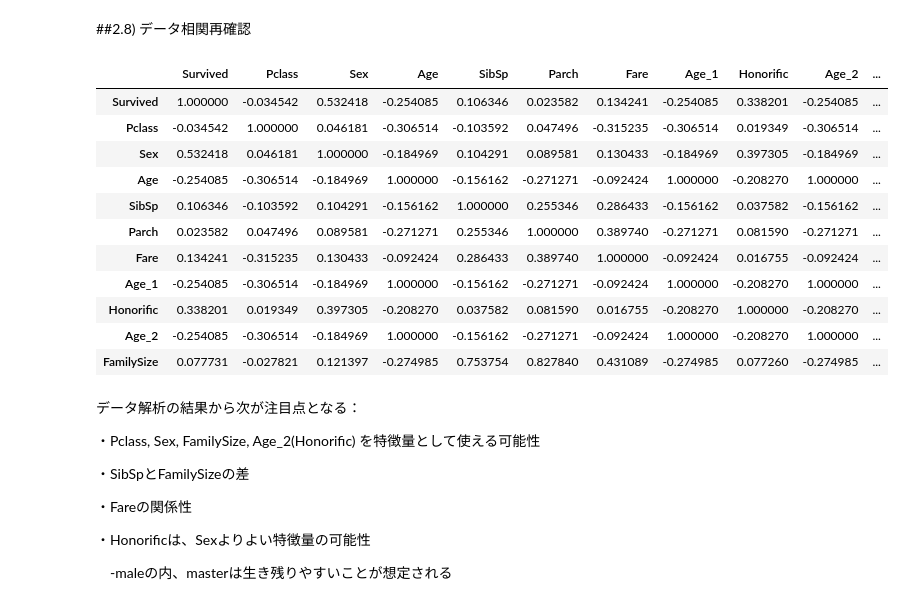
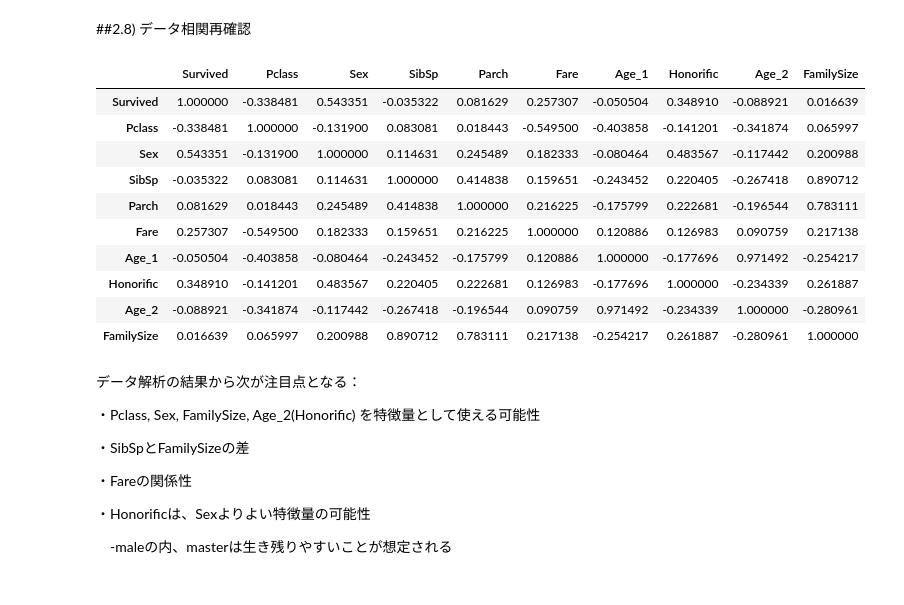
Before and after one commit to motoJapan/kaggle_titanic, a Jupyter notebook: src/kernel.ipynb, the cells around one changed output. Saved outputs shown, nothing was run; the diff lists cells and outputs as text; code cells hidden in the pictures.

```diff
--- a/src/kernel.ipynb
+++ b/src/kernel.ipynb
@@ -457,23 +457,23 @@ Age_2は、Age_1のような尖ったピークが起きにくくなっており
 # %% [markdown]
 ##2.8) データ相関再確認
 # %%
-df_train_dropna = df_train.dropna()
+df_train_dropna = df_train.copy()
 df_train_dropna = df_train_dropna.drop('Cabin', axis = 1)
 df_train_dropna = df_train_dropna.drop('PassengerId', axis = 1)
+df_train_dropna = df_train_dropna.drop('Age', axis = 1)
 df_train_dropna.corr()
 # %% [output]
-|  | Survived | Pclass | Sex | Age | SibSp | Parch | Fare | Age_1 | Honorific | Age_2 | ... |
-| Survived | 1.000000 | -0.034542 | 0.532418 | -0.254085 | 0.106346 | 0.023582 | 0.134241 | -0.254085 | 0.338201 | -0.254085 | ... |
-| Pclass | -0.034542 | 1.000000 | 0.046181 | -0.306514 | -0.103592 | 0.047496 | -0.315235 | -0.306514 | 0.019349 | -0.306514 | ... |
-| Sex | 0.532418 | 0.046181 | 1.000000 | -0.184969 | 0.104291 | 0.089581 | 0.130433 | -0.184969 | 0.397305 | -0.184969 | ... |
-| Age | -0.254085 | -0.306514 | -0.184969 | 1.000000 | -0.156162 | -0.271271 | -0.092424 | 1.000000 | -0.208270 | 1.000000 | ... |
-| SibSp | 0.106346 | -0.103592 | 0.104291 | -0.156162 | 1.000000 | 0.255346 | 0.286433 | -0.156162 | 0.037582 | -0.156162 | ... |
-| Parch | 0.023582 | 0.047496 | 0.089581 | -0.271271 | 0.255346 | 1.000000 | 0.389740 | -0.271271 | 0.081590 | -0.271271 | ... |
-| Fare | 0.134241 | -0.315235 | 0.130433 | -0.092424 | 0.286433 | 0.389740 | 1.000000 | -0.092424 | 0.016755 | -0.092424 | ... |
-| Age_1 | -0.254085 | -0.306514 | -0.184969 | 1.000000 | -0.156162 | -0.271271 | -0.092424 | 1.000000 | -0.208270 | 1.000000 | ... |
-| Honorific | 0.338201 | 0.019349 | 0.397305 | -0.208270 | 0.037582 | 0.081590 | 0.016755 | -0.208270 | 1.000000 | -0.208270 | ... |
-| Age_2 | -0.254085 | -0.306514 | -0.184969 | 1.000000 | -0.156162 | -0.271271 | -0.092424 | 1.000000 | -0.208270 | 1.000000 | ... |
-| FamilySize | 0.077731 | -0.027821 | 0.121397 | -0.274985 | 0.753754 | 0.827840 | 0.431089 | -0.274985 | 0.077260 | -0.274985 | ... |
+|  | Survived | Pclass | Sex | SibSp | Parch | Fare | Age_1 | Honorific | Age_2 | FamilySize |
+| Survived | 1.000000 | -0.338481 | 0.543351 | -0.035322 | 0.081629 | 0.257307 | -0.050504 | 0.348910 | -0.088921 | 0.016639 |
+| Pclass | -0.338481 | 1.000000 | -0.131900 | 0.083081 | 0.018443 | -0.549500 | -0.403858 | -0.141201 | -0.341874 | 0.065997 |
+| Sex | 0.543351 | -0.131900 | 1.000000 | 0.114631 | 0.245489 | 0.182333 | -0.080464 | 0.483567 | -0.117442 | 0.200988 |
+| SibSp | -0.035322 | 0.083081 | 0.114631 | 1.000000 | 0.414838 | 0.159651 | -0.243452 | 0.220405 | -0.267418 | 0.890712 |
+| Parch | 0.081629 | 0.018443 | 0.245489 | 0.414838 | 1.000000 | 0.216225 | -0.175799 | 0.222681 | -0.196544 | 0.783111 |
+| Fare | 0.257307 | -0.549500 | 0.182333 | 0.159651 | 0.216225 | 1.000000 | 0.120886 | 0.126983 | 0.090759 | 0.217138 |
+| Age_1 | -0.050504 | -0.403858 | -0.080464 | -0.243452 | -0.175799 | 0.120886 | 1.000000 | -0.177696 | 0.971492 | -0.254217 |
+| Honorific | 0.348910 | -0.141201 | 0.483567 | 0.220405 | 0.222681 | 0.126983 | -0.177696 | 1.000000 | -0.234339 | 0.261887 |
+| Age_2 | -0.088921 | -0.341874 | -0.117442 | -0.267418 | -0.196544 | 0.090759 | 0.971492 | -0.234339 | 1.000000 | -0.280961 |
+| FamilySize | 0.016639 | 0.065997 | 0.200988 | 0.890712 | 0.783111 | 0.217138 | -0.254217 | 0.261887 | -0.280961 | 1.000000 |
 # %% [markdown]
 データ解析の結果から次が注目点となる：
 
```
Also changed, not shown: parts of 23 cells of this notebook.
